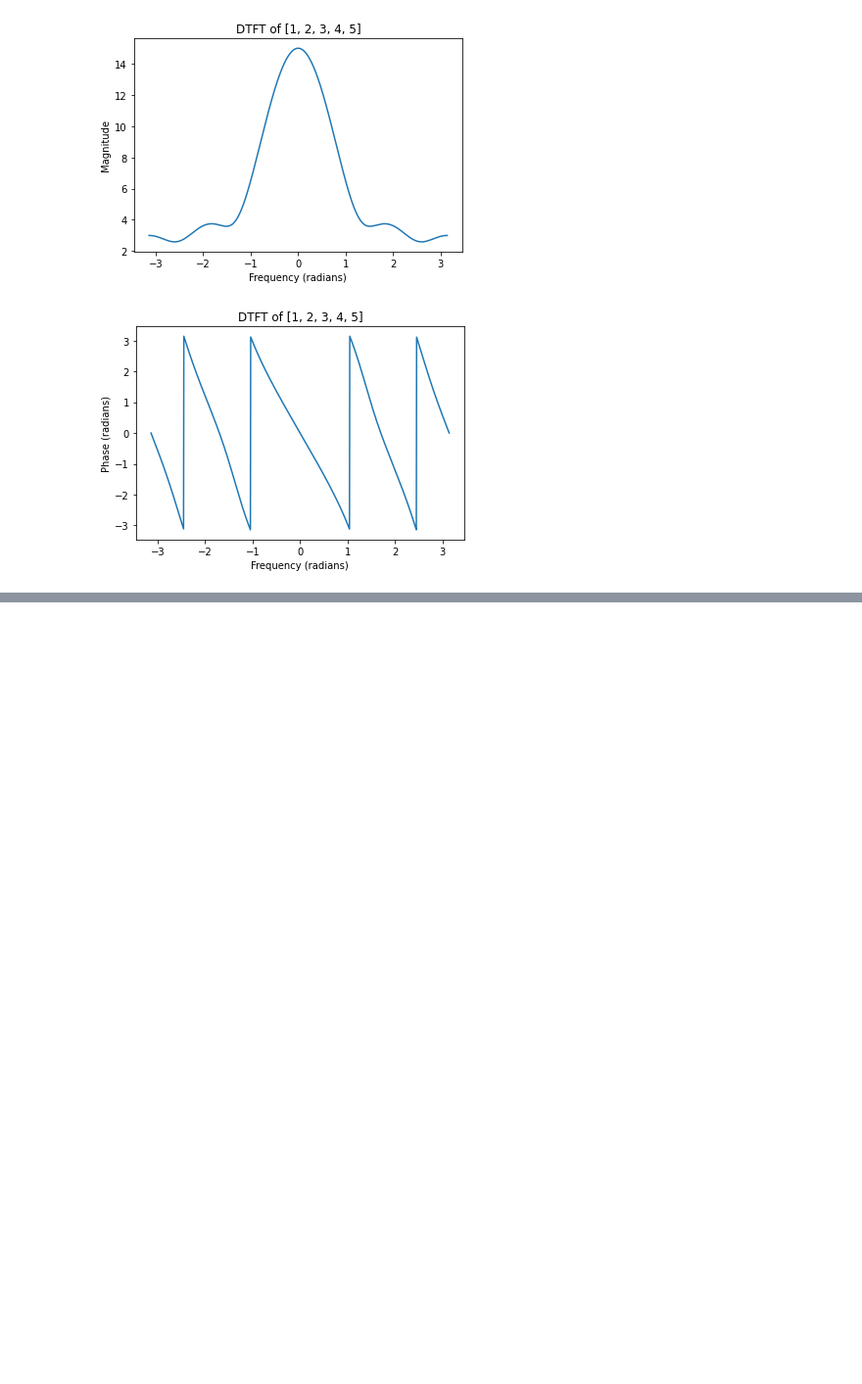
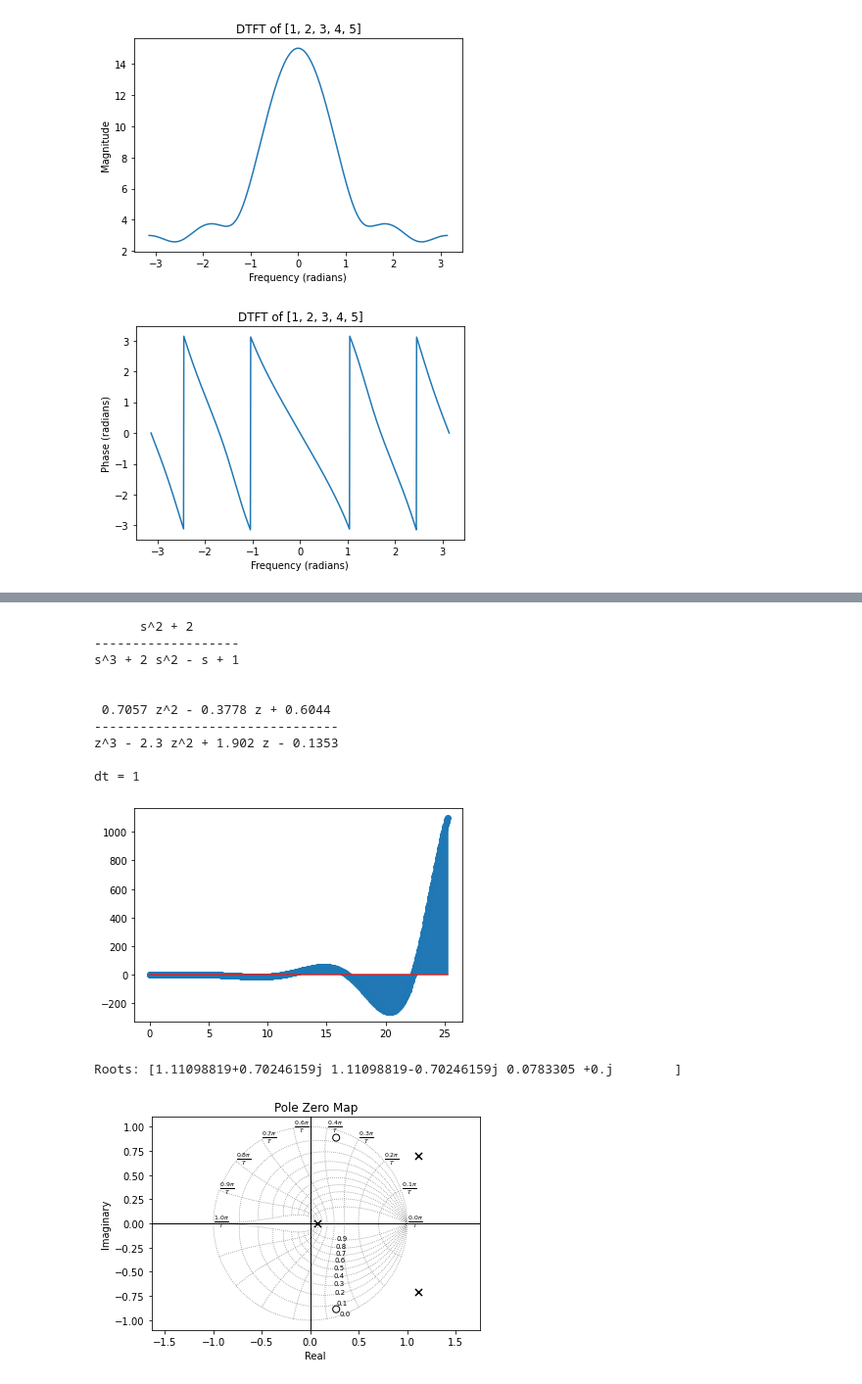
Before and after one commit to Sagor0078/AI, a Jupyter notebook: laball.ipynb, the cells around one changed output, grey strips where cells are left out. Shown: that part at 98% size. Drawn from its saved outputs; the diff is of its cells as text; code cells hidden in the pictures; blank space fills up the shorter version.

```diff
--- a/laball.ipynb
+++ b/laball.ipynb
@@ -459,0 +434,30 @@ plt.show()
+# %%
+import control
+import matplotlib.pyplot as plt
+
+f = control.tf([1, 0,2], [1, 2, -1,1])
+print(f)
+z = control.c2d(f, 1)
+print(z)
+# plot the inverse z-transform
+t, h = control.impulse_response(f)
+plt.stem(t, h)
+plt.show()
+control.pzmap(z, True, 'PZmap')
+# calculate roots of transfer function
+roots = control.pole(z)
+print("Roots:", roots)
+# %% [output]
+      s^2 + 2
+-------------------
+s^3 + 2 s^2 - s + 1
+
+
+ 0.7057 z^2 - 0.3778 z + 0.6044
+--------------------------------
+z^3 - 2.3 z^2 + 1.902 z - 0.1353
+
+dt = 1
+[figure, added]
+Roots: [1.11098819+0.70246159j 1.11098819-0.70246159j 0.0783305 +0.j        ]
+[figure, added]
```
Also changed, not shown: parts of 2 cells of this notebook.
